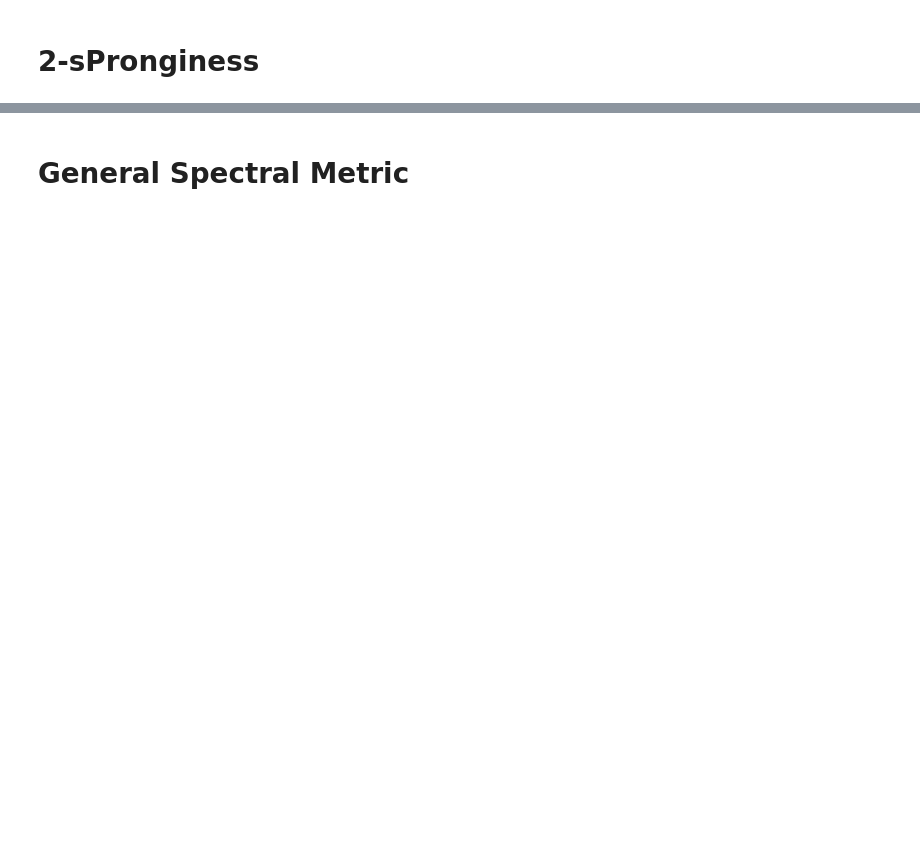
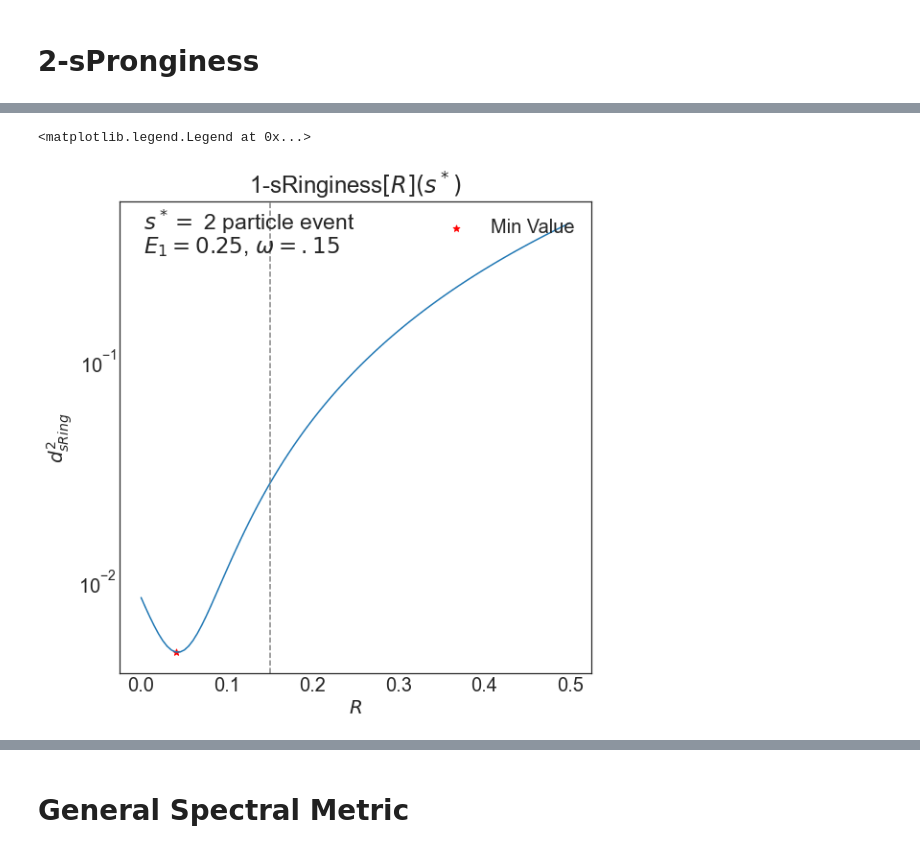
Before and after one commit to rikab/SPECTER, a Jupyter notebook: tests.ipynb, the cells around one changed output, grey strips where cells are left out. Cells and saved outputs as stored; diff of their text form; code cells hidden in the pictures; blank space fills up the shorter version.

```diff
--- a/tests.ipynb
+++ b/tests.ipynb
@@ -222,0 +252,62 @@ plt.colorbar()
+# %%
+# sRinginess
+
+def ds2_ring(s, R, E_tot = 1):
+
+    term1 = weighted_sum(s)
+    term2 = 2*E_tot**2 * R**2
+
+
+    # Cross term
+    omega1s = s[:,0]
+    E1s = s[:,1]
+
+    # Reverse cumsums
+    E1_cumsums = np.cumsum(E1s)
+    shifted_E1_cumsums = np.concatenate((np.array((E1_cumsums[0],)), E1_cumsums[:-1]))
+    total_E = np.sum(E1s[1:])
+    E1_reverse_cumsums = total_E - shifted_E1_cumsums #notice reversed
+    shifted_E1_reverse_cumsums = total_E - E1_cumsums #notice reversed
+
+    #
+    x = np.sin(np.pi / 2 / E_tot**2 * E1_reverse_cumsums) - np.sin(np.pi / 2 / E_tot**2 * shifted_E1_reverse_cumsums)
+
+
+    cross_term = np.sum(omega1s * x)
+
+
+
+    return term1 + term2 -8*R/np.pi *cross_term
+
+
+Rs = np.linspace(0,.5,100)
+EMDs = []
+for R in Rs:
+
+    e1 = 0.25
+    omega1 = 0.15
+    s1 =  np.array((   (0, 1 - 2*(e1*(1-e1))), (omega1, 2 * e1 * (1-e1)),     ))
+
+    d = ds2_ring(s1, R)
+    EMDs.append(d)
+
+EMDs = np.array(EMDs)
+
+# 2-sPronginess
+plt.rcParams.update({'font.size': 20})
+fig, ax = plt.subplots(constrained_layout=True, figsize=(8, 8))
+plt.plot(Rs, EMDs)
+plt.title("1-sRinginess$[R](s^*)$")
+plt.ylabel("$d^2_{sRing}$")
+plt.xlabel("$R$")
+plt.text(0.05, 0.99 - 0.05*1, r"$s^*=$ 2 particle event", fontsize = 23, transform = plt.gca().transAxes)
+plt.text(0.05, 0.99 - 0.05*2, r"$E_1 = 0.25$, $\omega = .15$", fontsize = 23, transform = plt.gca().transAxes)
+
+min_value = Rs[np.argmin(EMDs)]
+plt.scatter(min_value,EMDs[np.argmin(EMDs)], s = 50, color = "red", marker = "*", label = "Min Value")
+plt.yscale("log")
+plt.axvline(0.15, color = "grey", ls = "--")
+plt.legend(loc = "upper right", frameon = False)
+# %% [output]
+<matplotlib.legend.Legend at 0x...>
+[figure, added]
```
Also changed, not shown: parts of 7 cells of this notebook.
